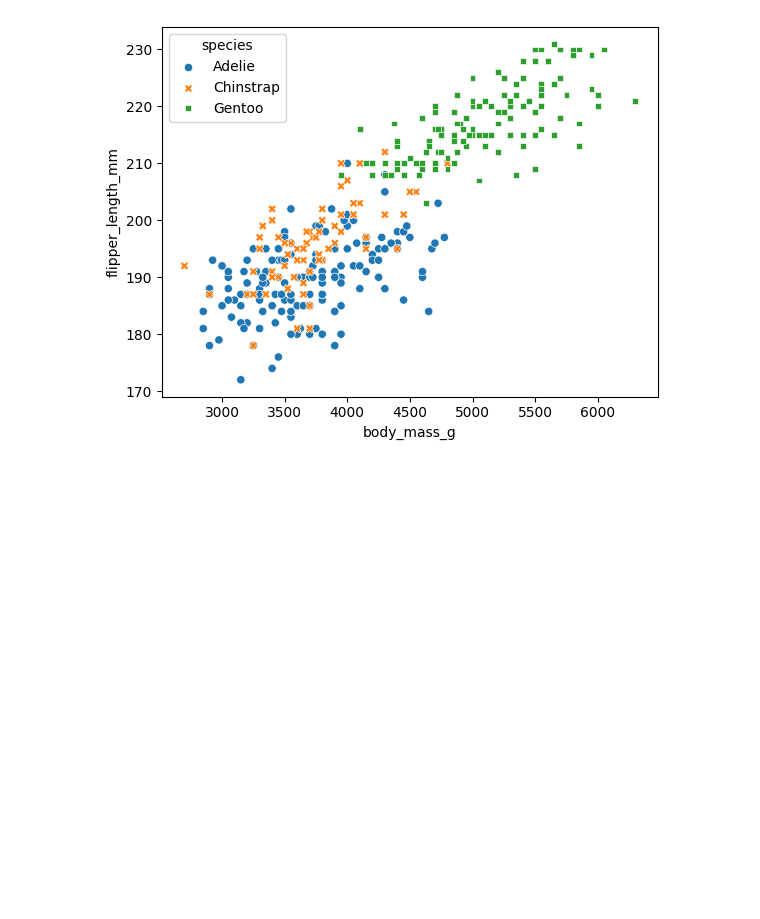
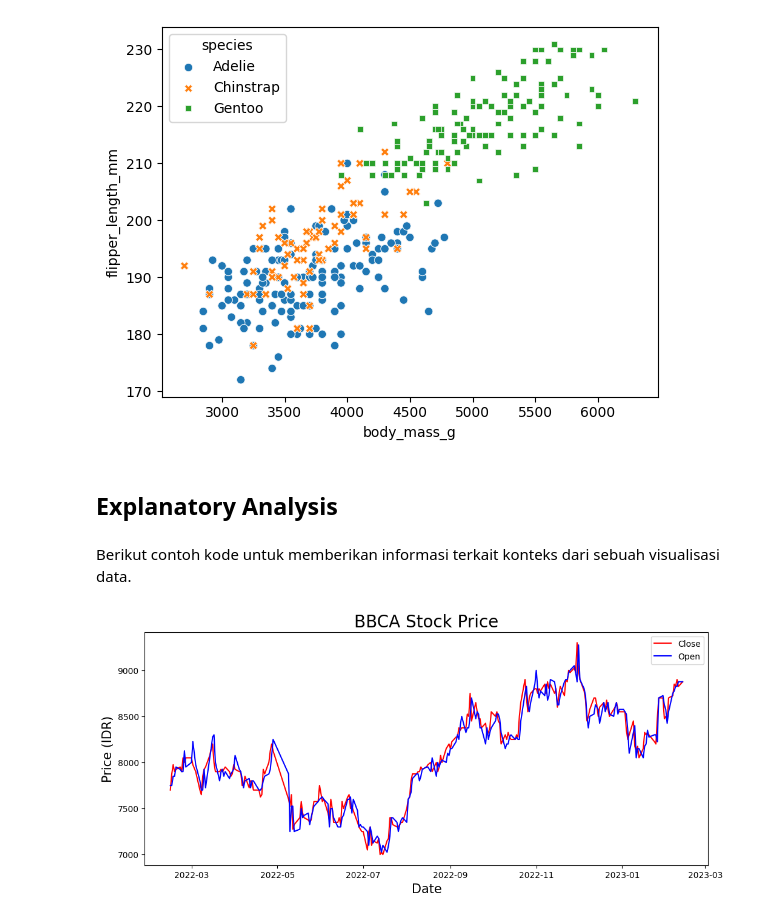
Before and after one commit to zhavei/proyek_analisis_data, a Jupyter notebook: data_visualization.ipynb, the cells around one changed output. Drawn from its saved outputs; the diff is of its cells as text; code cells hidden in the pictures; blank space fills up the shorter version.

Commit message:
next latihan data visualization

```diff
--- a/data_visualization.ipynb
+++ b/data_visualization.ipynb
@@ -222,3 +222,25 @@ sns.scatterplot(data=penguins, x="body_mass_g", y="flipper_length_mm", hue="spec
 plt.show()
 # %% [output]
 [figure]
+# %% [markdown]
+## Explanatory Analysis
+# %% [markdown]
+Berikut contoh kode untuk memberikan informasi terkait konteks dari sebuah visualisasi data.
+# %%
+import pandas as pd
+import matplotlib.pyplot as plt
+
+url = 'https://query1.finance.yahoo.com/v7/finance/download/BBCA.JK?period1=1644796800&period2=1676332800&interval=1d&events=history&includeAdjustedClose=true'
+df = pd.read_csv(url)
+df['Date'] = pd.to_datetime(df['Date'])
+
+plt.figure(figsize=(12, 5))
+plt.plot(df['Date'], df['Close'], label='Close', color='red')
+plt.plot(df['Date'], df['Open'], label='Open', color='blue')
+plt.title('BBCA Stock Price', size=20)
+plt.xlabel('Date',size=15)
+plt.ylabel('Price (IDR)',size=15)
+plt.legend()
+plt.show()
+# %% [output]
+[figure, added]
```
Also changed, not shown: parts of 2 cells of this notebook, 3 other files.
